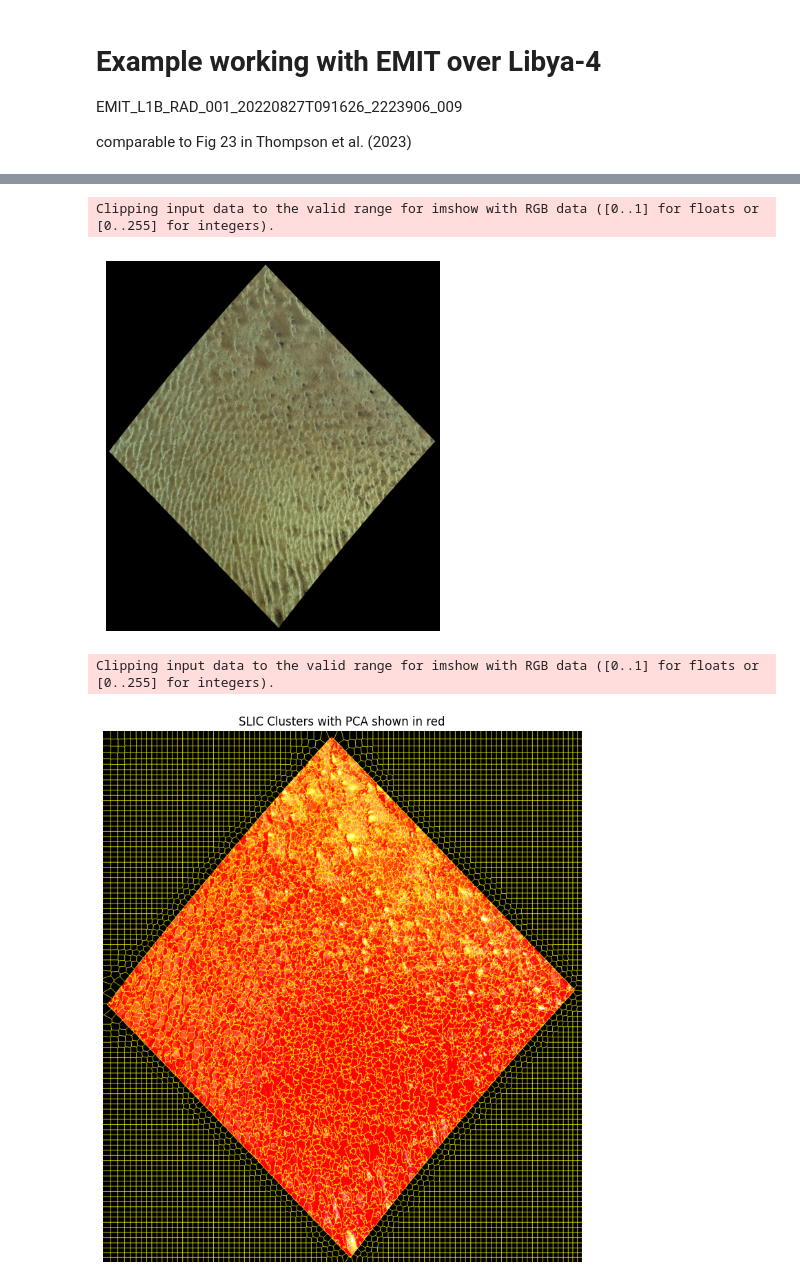
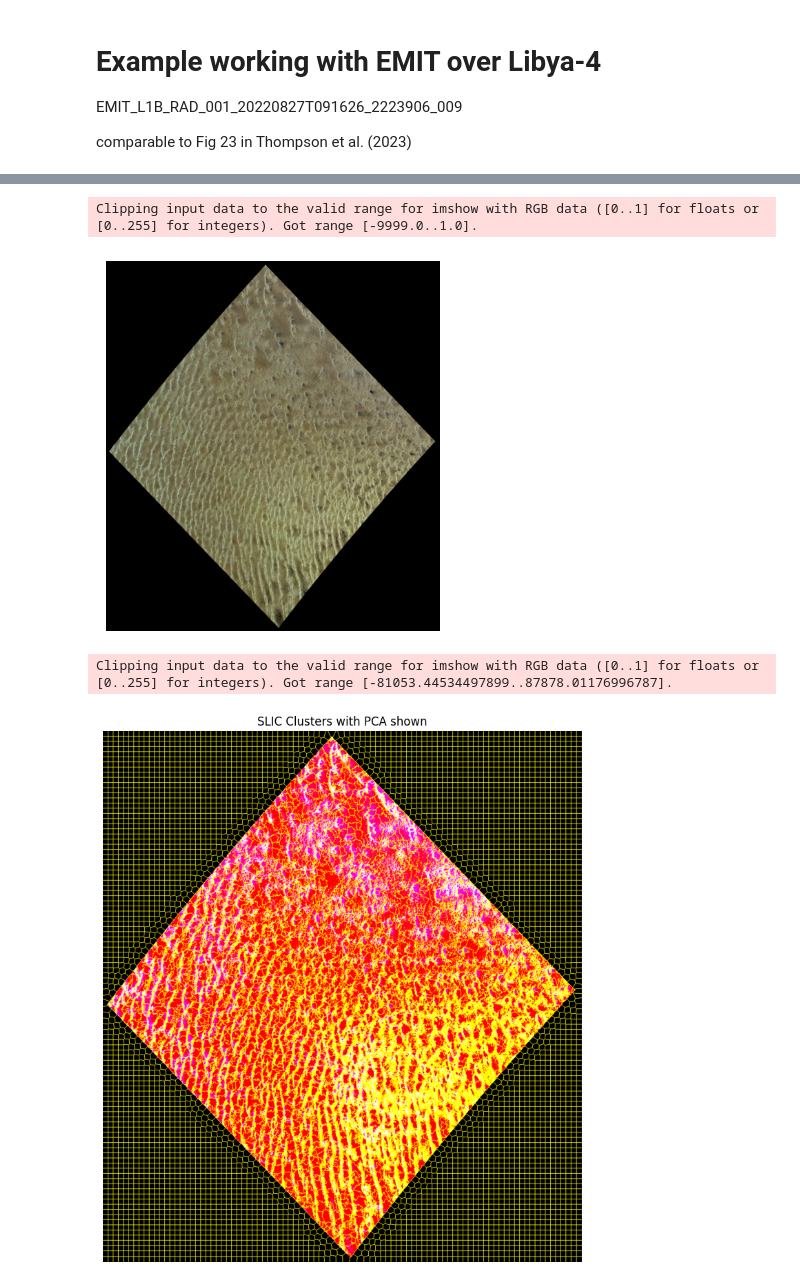
Before and after one commit to brentwilder/HyperQuest, a Jupyter notebook: tutorials/example_using_EMIT.ipynb, the cells around one changed output, grey strips where cells are left out. Drawn from its saved outputs; the diff is of its cells as text; code cells hidden in the pictures.

```diff
--- a/tutorials/example_using_EMIT.ipynb
+++ b/tutorials/example_using_EMIT.ipynb
@@ -40,12 +40,13 @@ array([ 381.00558472,  388.40921021,  395.81582642,  403.22540283,
        2463.3815918 , 2470.76782227, 2478.15307617, 2485.53857422,
        2492.92382812])
 # %%
-# Open the raster file
-with rasterio.open(img_path) as src:
-    red = src.read(39)
-    green = src.read(24)
-    blue = src.read(11)
-    array = src.read()
+
+# Load raster
+img_path = hyperquest.get_img_path_from_hdr(hdr_path)
+array = np.array(envi.open(hdr_path, img_path).load(), dtype=np.float64)
+red = array[:,:,38]
+blue = array[:,:,11]
+green = array[:,:,24]
 
 red= np.ma.masked_equal(red, -9999)
 green = np.ma.masked_equal(green, -9999)
@@ -60,40 +61,37 @@ plt.imshow(rgb_image)
 plt.axis('off')
 plt.show()
 # %% [output]
-Clipping input data to the valid range for imshow with RGB data ([0..1] for floats or [0..255] for integers).
+Clipping input data to the valid range for imshow with RGB data ([0..1] for floats or [0..255] for integers). Got range [-9999.0..1.0].
 [figure]
 # %%
-# Open the raster file
-with rasterio.open(img_path) as src:
-    array = src.read()
-
-# Rearrange to (rows, cols, bands) for segmentation
-array = np.moveaxis(array, 0, -1)
+# Load raster
+img_path = hyperquest.get_img_path_from_hdr(hdr_path)
+array = np.array(envi.open(hdr_path, img_path).load(), dtype=np.float64)
 
 # first 3 components
 pca = PCA(n_components=3)
 rows, cols, bands = array.shape
 array_reshaped = array.reshape(-1, bands)
 array_pca = pca.fit_transform(array_reshaped).reshape(rows, cols, -1)
 
 # SLIC
 n_segments = 10000
 compactness = 0.001
 
 
 segments = slic(array_pca,
                 n_segments=n_segments,
                 compactness=compactness)
 
 
 plt.figure(figsize=(10, 10))
 plt.imshow(mark_boundaries(array_pca, segments))
-plt.title("SLIC Clusters with PCA shown in red")
+plt.title("SLIC Clusters with PCA shown")
 plt.axis("off")
 plt.show()
 # %% [output]
-Clipping input data to the valid range for imshow with RGB data ([0..1] for floats or [0..255] for integers).
+Clipping input data to the valid range for imshow with RGB data ([0..1] for floats or [0..255] for integers). Got range [-81053.44534497899..87878.01176996787].
-[figure, old version]
+[figure, new version]
 # %%
 # compute using HRDSDC method
 snr_hrdsdc = hyperquest.hrdsdc(hdr_path,
```
Also changed, not shown: parts of 6 cells of this notebook, 9 other files.
